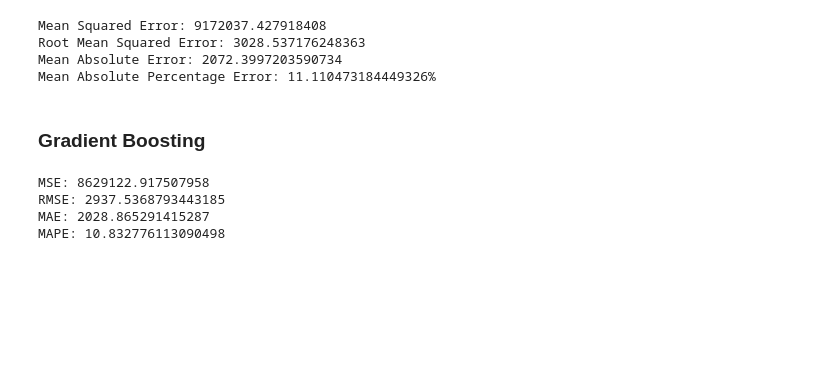
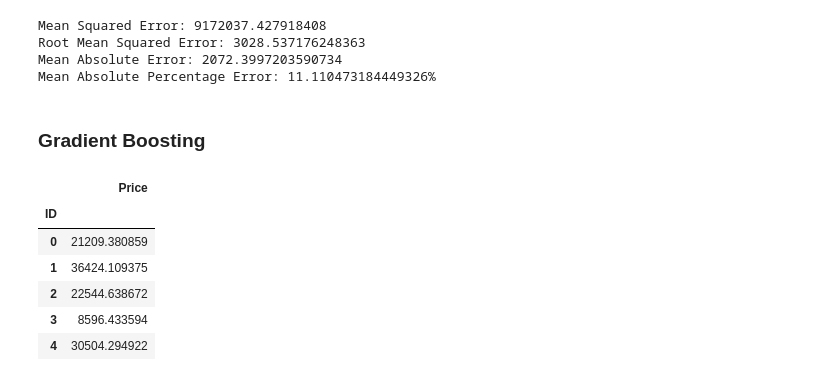
Before and after one commit to elkindavid/cars-dsa, a Jupyter notebook: cars-code.ipynb, the cells around one changed output. Drawn from its saved outputs; the diff is of its cells as text; code cells hidden in the pictures; blank space fills up the shorter version.

Commit message:
Test Prediction

```diff
--- a/cars-code.ipynb
+++ b/cars-code.ipynb
@@ -339,35 +378,44 @@ Mean Absolute Percentage Error: 11.110473184449326%
 # %% [markdown]
 ### Gradient Boosting
 # %%
-n_estimators = 248
-learning_rate = 0.1
-max_depth = 10
-max_features = 0.7
-subsample = 1
+# n_estimators = 248
+# learning_rate = 0.1
+# max_depth = 10
+# max_features = 0.7
+# subsample = 1
 
-# Cree el modelo con los parámetros definidos y entrénelo
-gb = GradientBoostingRegressor(n_estimators=n_estimators,
-                               learning_rate=learning_rate,
-                               max_depth=max_depth,
-                               max_features=max_features,
-                               subsample=subsample)
-gb.fit(X_train, y_train)
+# # Cree el modelo con los parámetros definidos y entrénelo
+# gb = GradientBoostingRegressor(n_estimators=n_estimators,
+#                                learning_rate=learning_rate,
+#                                max_depth=max_depth,
+#                                max_features=max_features,
+#                                subsample=subsample)
+# gb.fit(X_train, y_train)
 
-# Realice predicciones de prueba
-predictions = gb.predict(X_test)
+# # Realice predicciones de prueba
+# predictions = gb.predict(X_test)
 
-# Calcule y registre las métricas
-mse = mean_squared_error(y_test, predictions)
-rmse = np.sqrt(mse)
-mae = mean_absolute_error(y_test, predictions)
-mape = np.mean(np.abs((y_test - predictions) / y_test)) * 100.0
+# # Calcule y registre las métricas
+# mse = mean_squared_error(y_test, predictions)
+# rmse = np.sqrt(mse)
+# mae = mean_absolute_error(y_test, predictions)
+# mape = np.mean(np.abs((y_test - predictions) / y_test)) * 100.0
 
-print("MSE:", mse)
-print("RMSE:", rmse)
-print("MAE:", mae)
-print("MAPE:", mape)
+# print("MSE:", mse)
+# print("RMSE:", rmse)
+# print("MAE:", mae)
+# print("MAPE:", mape)
-# %% [output]
-MSE: 8629122.917507958
-RMSE: 2937.5368793443185
-MAE: 2028.865291415287
-MAPE: 10.832776113090498
+# %%
+
+# Predicción del conjunto de test
+y_pred_test = model.predict(test)
+y_pred = pd.DataFrame(y_pred_test, index=dataTesting.index, columns=['Price'])
+y_pred.head()
+# %% [output]
+|  | Price |
+| ID |  |
+| 0 | 21209.380859 |
+| 1 | 36424.109375 |
+| 2 | 22544.638672 |
+| 3 | 8596.433594 |
+| 4 | 30504.294922 |
```
Also changed, not shown: parts of 4 cells of this notebook.
